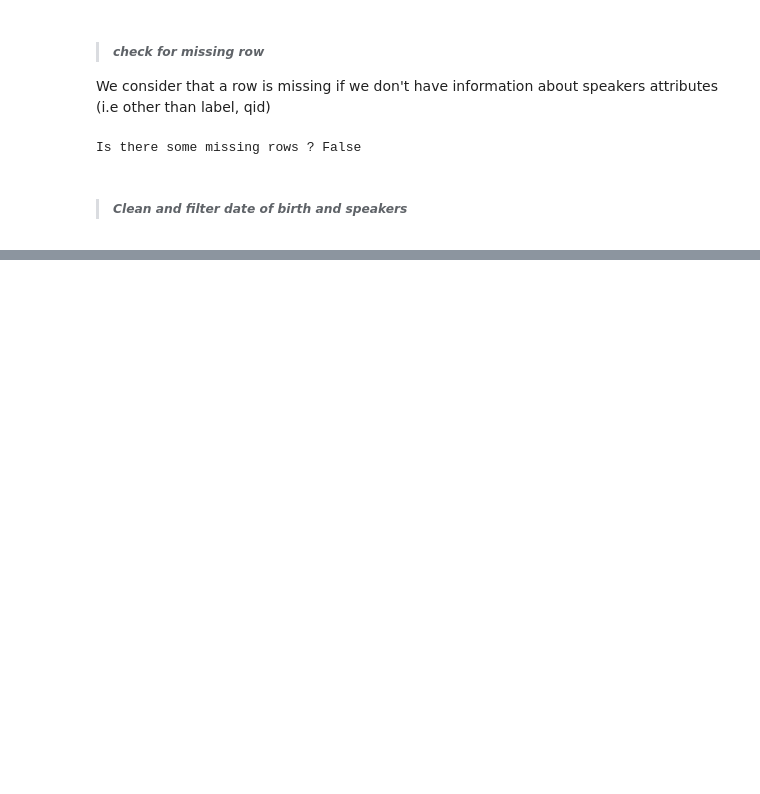
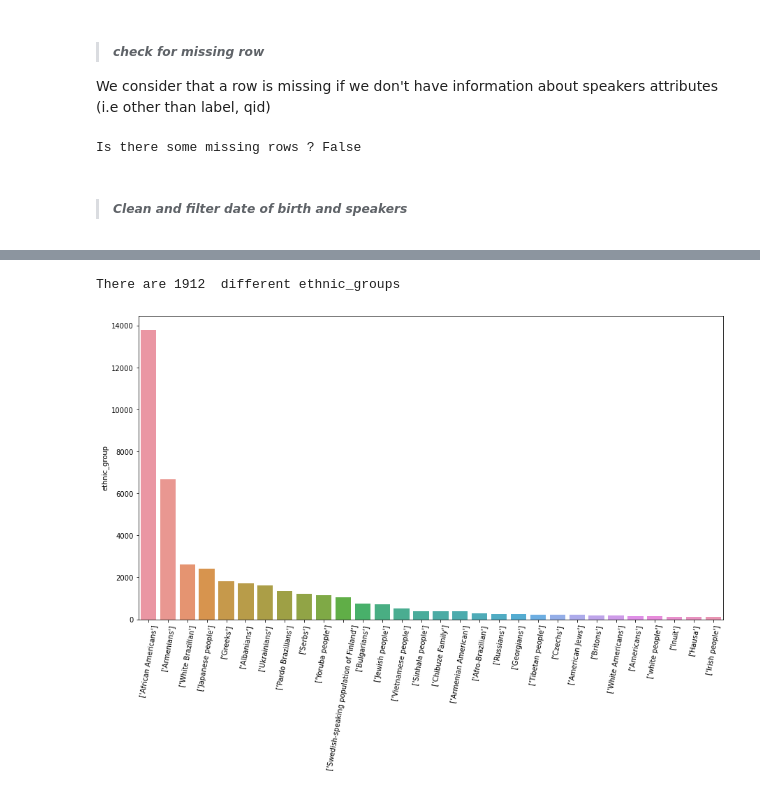
Before and after one commit to epfl-ada/ada-2021-project-avada-kedavra, a Jupyter notebook: main.ipynb, the cells around one changed output, grey strips where cells are left out. Cells and saved outputs as stored; diff of their text form; code cells hidden in the pictures; blank space fills up the shorter version.

```diff
--- a/main.ipynb
+++ b/main.ipynb
@@ -410,0 +490,12 @@ speakers.sample(5)
+# %%
+#for ethnic_groups
+ethnic_groups = speakers.ethnic_group.explode().value_counts()
+ethnic_groups = ethnic_groups.drop('[]')
+
+print("There are {}  different ethnic_groups ".format(ethnic_groups.size))
+
+plot_serie(ethnic_groups)
+one_hot(ethnic_groups.index.tolist()[0:20])
+# %% [output]
+There are 1912  different ethnic_groups
+[figure, added]
```
Also changed, not shown: parts of 17 cells of this notebook.
